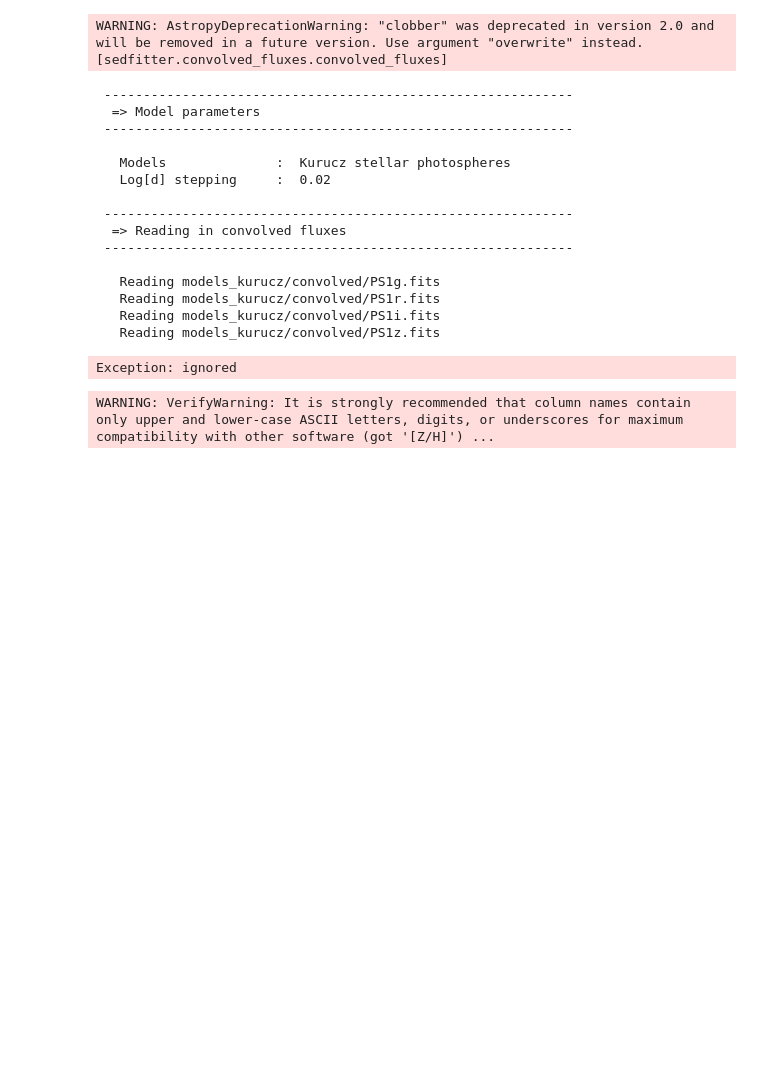
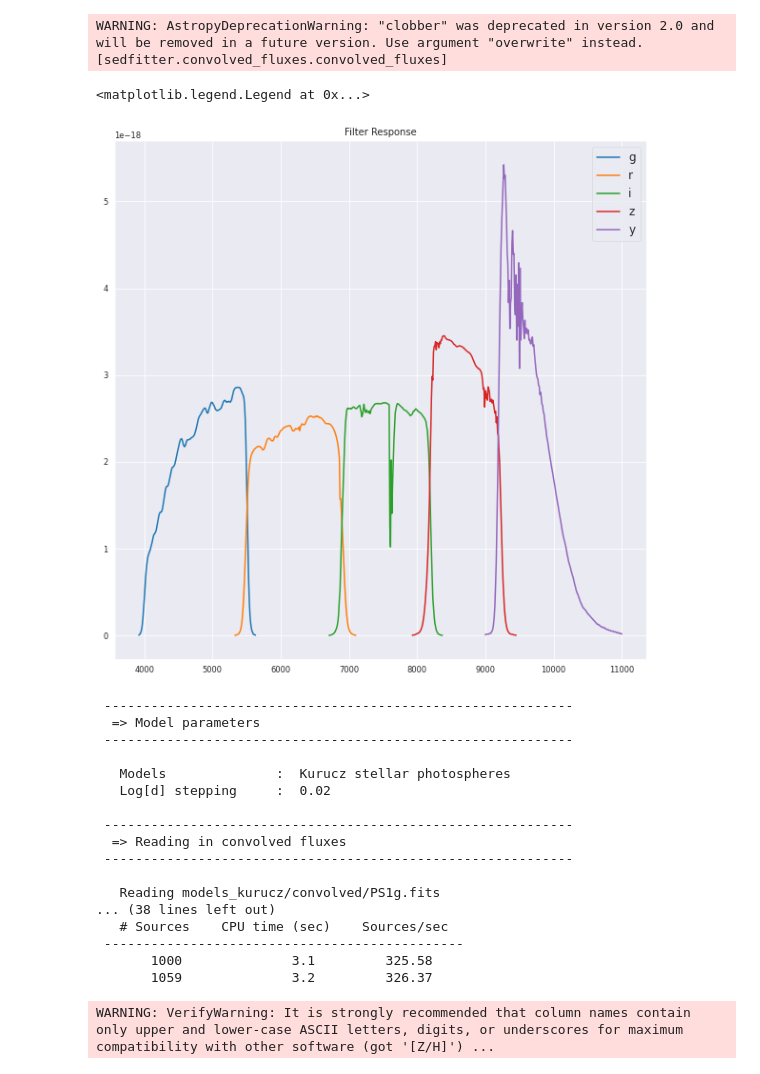
Before and after one commit to Jack3690/INSIST, a Jupyter notebook: UV_Stellar_Catalog.ipynb, the cells around one changed output. Saved outputs shown, nothing was run; the diff lists cells and outputs as text; code cells hidden in the pictures; blank space fills up the shorter version.

```diff
--- a/UV_Stellar_Catalog.ipynb
+++ b/UV_Stellar_Catalog.ipynb
@@ -359,3 +357,14 @@ sed.Extinction.from_table
+# %%
+plt.plot(PS1g_wl,PS1g.response)
+plt.plot(PS1r_wl,PS1r.response)
+plt.plot(PS1i_wl,PS1i.response)
+plt.plot(PS1z_wl,PS1z.response)
+plt.plot(PS1y_wl,PS1y.response)
+plt.title('Filter Response')
+plt.legend(['g','r','i','z','y'])
+# %% [output]
+<matplotlib.legend.Legend at 0x...>
+[figure, added]
 # %%
 model_dir = 'models_kurucz'
 
@@ -368,10 +377,7 @@ filters = ['PS1g', 'PS1r', 'PS1i', 'PS1z', 'PS1y']
 apertures = [3., 3., 3., 3., 3.] * u.arcsec
 
 # Run the fitting
-sed.fit('np.txt', filters, apertures, model_dir,
-    'output.fitinfo',
-    extinction_law=extinction,
-    distance_range=[1., 2.] * u.kpc,
+fitter = sed.fit('np.txt', filters, apertures, model_dir,'output.fitinfo',extinction_law=extinction,distance_range=[1., 2.] * u.kpc,
     av_range=[0., 40.])
 # %% [output]
  ------------------------------------------------------------
@@ -386,10 +392,11 @@ sed.fit('np.txt', filters, apertures, model_dir,
  ------------------------------------------------------------
 
    Reading models_kurucz/convolved/PS1g.fits
-   Reading models_kurucz/convolved/PS1r.fits
-   Reading models_kurucz/convolved/PS1i.fits
-   Reading models_kurucz/convolved/PS1z.fits
+... (38 lines left out)
+   # Sources    CPU time (sec)    Sources/sec
+ ----------------------------------------------
+       1000              3.1         325.58
+       1059              3.2         326.37
-Exception: ignored
 # %%
 sed.write_parameter_ranges('output.fitinfo', 'parameter_ranges.txt',
                        select_format=('F', 3.))
```
Also changed, not shown: parts of 1 cell of this notebook.
